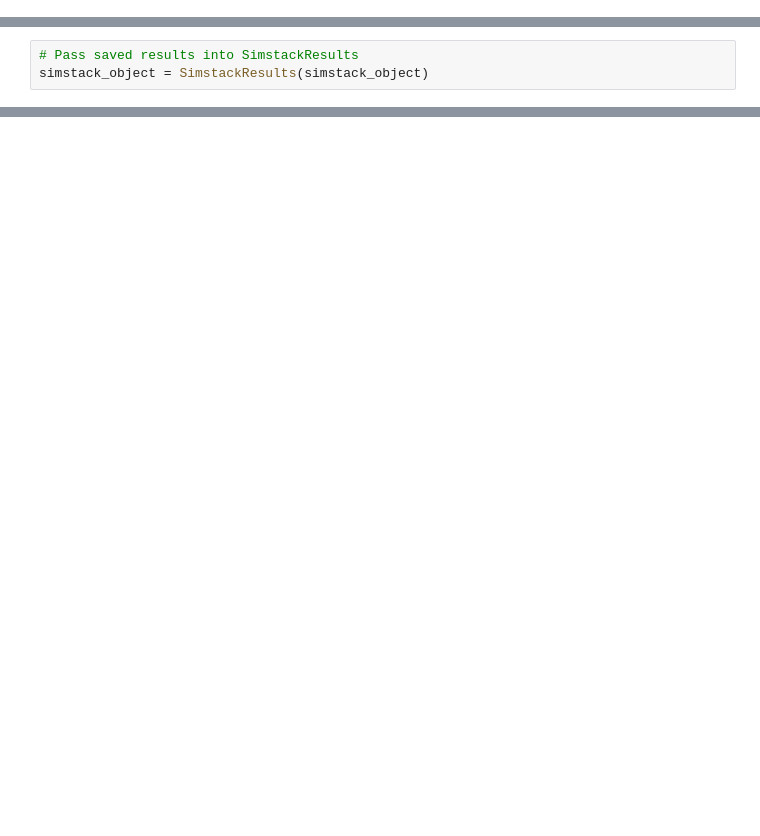
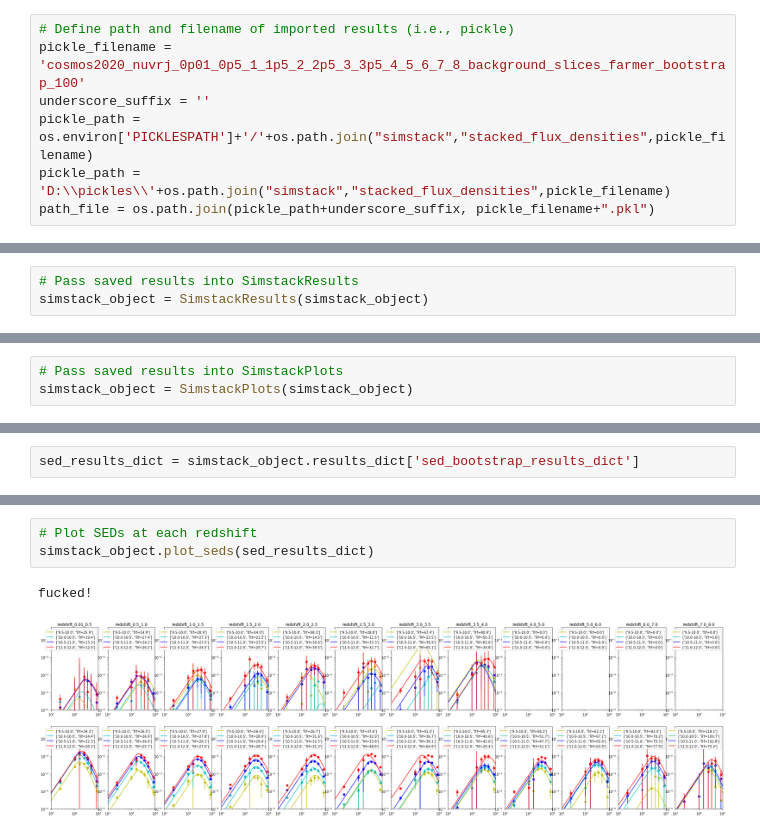
Before and after one commit to marcoviero/simstack3, a Jupyter notebook: notebooks/example_plot_results.ipynb, the cells around one changed output, grey strips where cells are left out. Drawn from its saved outputs; the diff is of its cells as text; blank space fills up the shorter version.

Commit message:
Completed refurbished plotting.  Moved plots to seperate Class file.

```diff
--- a/notebooks/example_plot_results.ipynb
+++ b/notebooks/example_plot_results.ipynb
@@ -38,3 +27,10 @@ split_table = simstack_catalog_object.catalog_dict['tables']['split_table'][['re
+# %%
+# Define path and filename of imported results (i.e., pickle)
+pickle_filename = 'cosmos2020_nuvrj_0p01_0p5_1_1p5_2_2p5_3_3p5_4_5_6_7_8_background_slices_farmer_bootstrap_100'
+underscore_suffix = ''
+pickle_path = os.environ['PICKLESPATH']+'/'+os.path.join("simstack","stacked_flux_densities",pickle_filename)
+pickle_path = 'D:\\pickles\\'+os.path.join("simstack","stacked_flux_densities",pickle_filename)
+path_file = os.path.join(pickle_path+underscore_suffix, pickle_filename+".pkl")
 # %%
 # Import saved stacking results
 simstack_object = import_saved_pickles(path_file)
@@ -55,0 +47,3 @@ simstack_object.plot_seds()
+# %%
+# Pass saved results into SimstackPlots
+simstack_object = SimstackPlots(simstack_object)
@@ -55,0 +59,2 @@ simstack_object.plot_seds()
+# %%
+sed_results_dict = simstack_object.results_dict['sed_bootstrap_results_dict']
@@ -59,3 +70,9 @@ simstack_object.plot_flux_densities()
+# %%
+# Plot SEDs at each redshift
+simstack_object.plot_seds(sed_results_dict)
+# %% [output]
+fucked!
+[figure, added]
 # %%
 # Plot IR Luminosity vs Redshift for Quiescent (left) and Star-Forming (right) galaxies
 simstack_object.plot_lir_vs_z()
```
Also changed, not shown: parts of 21 cells of this notebook, 4 other files.
